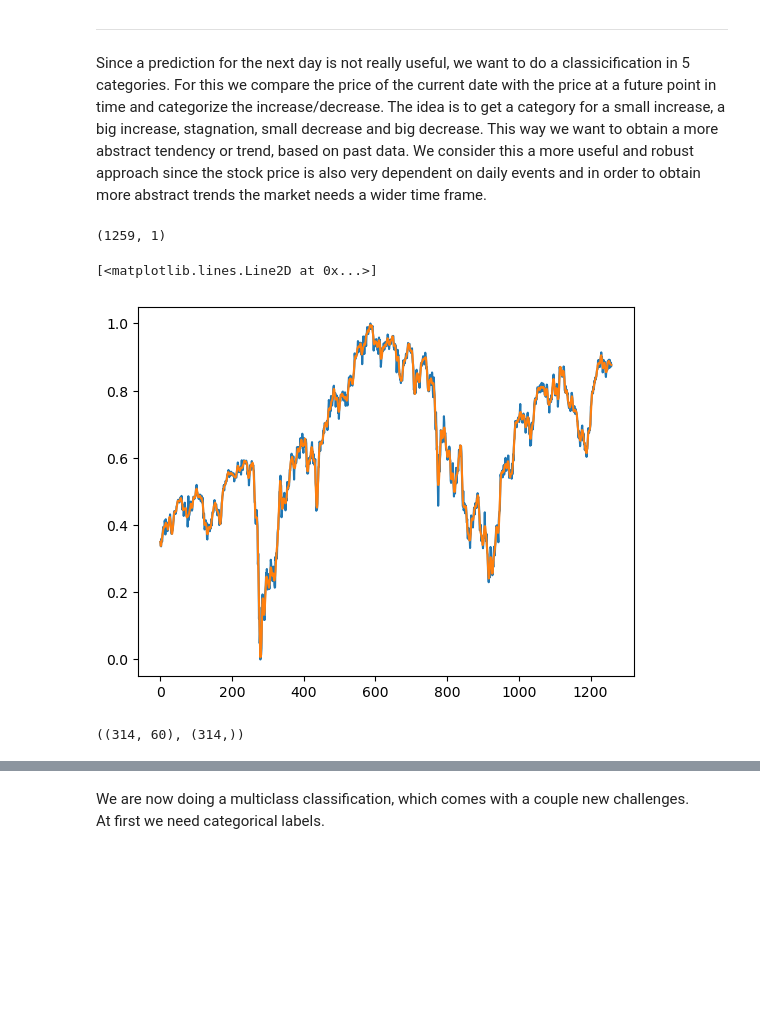
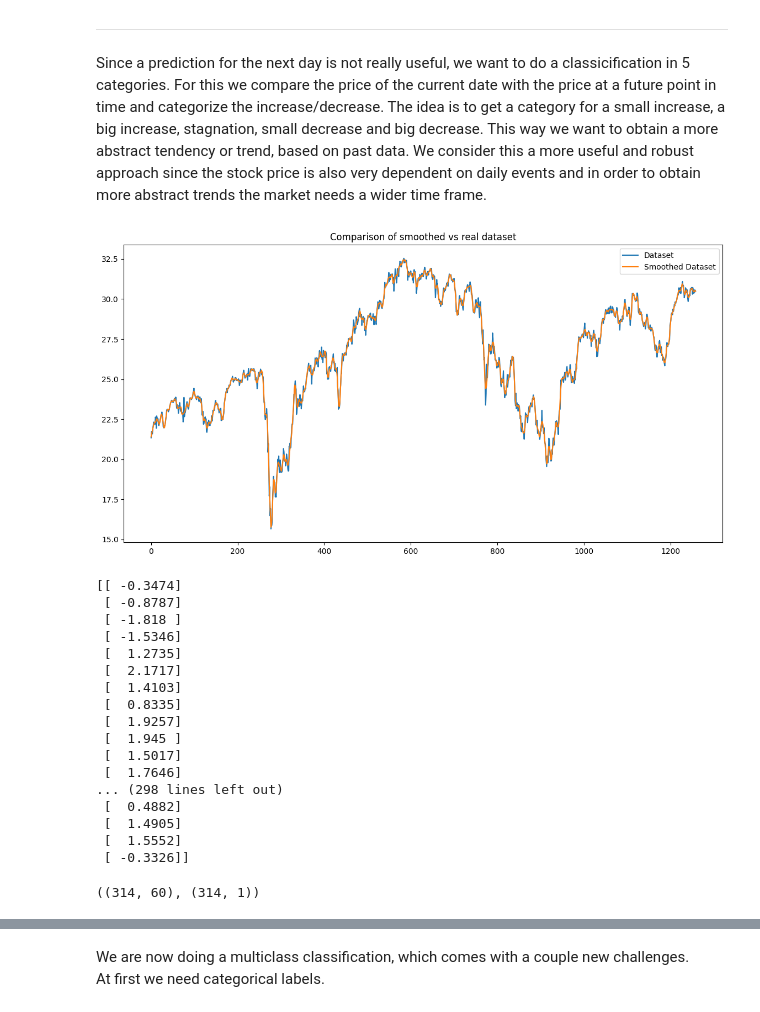
Before and after one commit to hpfref/Financial-Forecasting, a Jupyter notebook: notebook.ipynb, the cells around one changed output, grey strips where cells are left out. Saved outputs shown, nothing was run; the diff lists cells and outputs as text; code cells hidden in the pictures; blank space fills up the shorter version.

```diff
--- a/notebook.ipynb
+++ b/notebook.ipynb
@@ -267,19 +349,18 @@ Since a prediction for the next day is not really useful, we want to do a classi
 We consider this a more useful and robust approach since the stock price is also very dependent on daily events and in order to obtain more abstract trends the market needs a wider time frame.
 # %%
 # Smoothing the curve with moving average
-from scipy.signal import savgol_filter
 
-plt.plot(scaled_dataset)
+smoothed_dataset = savgol_filter(dataset[:,0], window_length=15, polyorder=5).reshape(-1,1)
+#print(scaled_dataset.shape)
 
-print(scaled_dataset.shape)
-
-smoothed_dataset = savgol_filter(scaled_dataset[:,0], window_length=15, polyorder=5).reshape(-1,1)
-
+plt.figure(figsize=(14,7))
+plt.plot(dataset)
 plt.plot(smoothed_dataset)
+plt.title("Comparison of smoothed vs real dataset")
+plt.legend(["Dataset","Smoothed Dataset"])
+plt.show()
 # %% [output]
-(1259, 1)
-[<matplotlib.lines.Line2D at 0x...>]
-[figure, old version]
+[figure, new version]
 # %%
 def getTrainingAndTestData(lag=60):
     ratio = 0.8
@@ -314,10 +405,32 @@ def create_samples(sequential_data, category_boundaries=[-10, -3, 3, 10], shift=
 # %%
 train_data, test_data = getTrainingAndTestData()
 
-train_X, train_Y = create_samples(train_data)
+train_X, train_Y = create_samples_2(train_data)
 
-test_X, test_Y = create_samples(test_data)
+test_X, test_Y = create_samples_2(test_data)
+
+np.set_printoptions(suppress=True, precision=4)
+print(train_Y)
+np.set_printoptions(suppress=False, precision=8)  # Reset to default
+
 
 train_X.shape, train_Y.shape
 # %% [output]
-((314, 60), (314,))
+[[ -0.3474]
+ [ -0.8787]
+ [ -1.818 ]
+ [ -1.5346]
+ [  1.2735]
+ [  2.1717]
+ [  1.4103]
+ [  0.8335]
+ [  1.9257]
+ [  1.945 ]
+ [  1.5017]
+ [  1.7646]
+... (298 lines left out)
+ [  0.4882]
+ [  1.4905]
+ [  1.5552]
+ [ -0.3326]]
+((314, 60), (314, 1))
```
Also changed, not shown: parts of 15 cells of this notebook.
